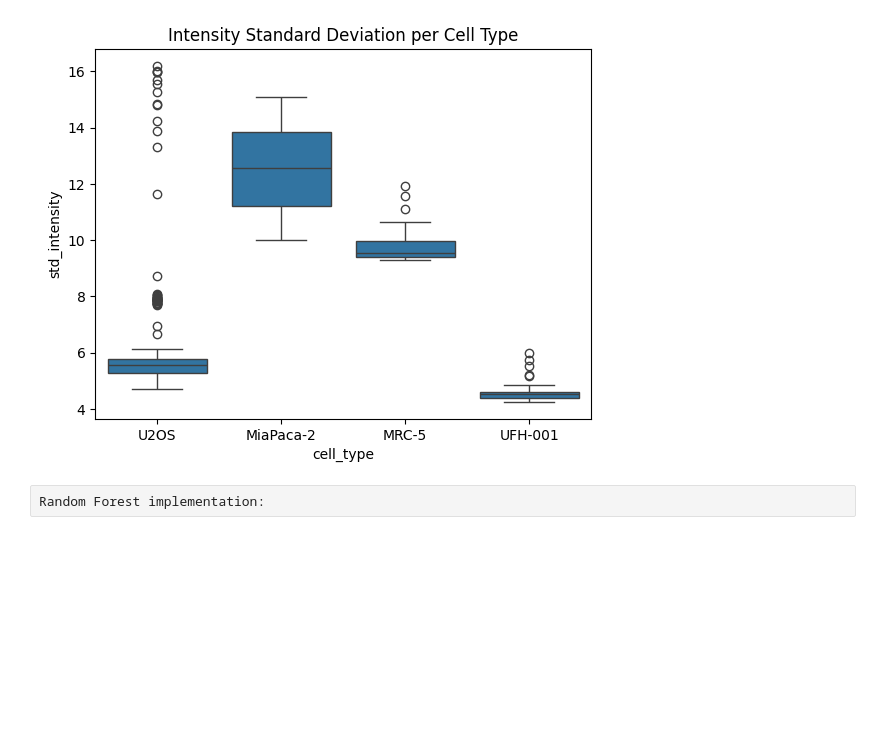
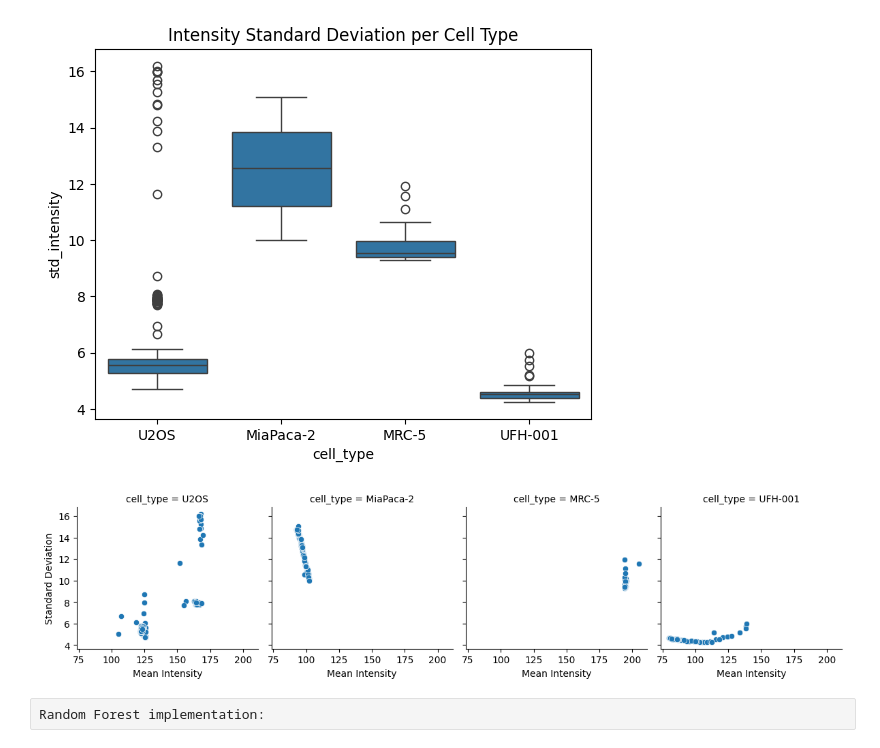
Before and after one commit to paulosmvargas/datamining_cc2025-1, a Jupyter notebook: DataMining2025_01.ipynb, the cells around one changed output. Drawn from its saved outputs; the diff is of its cells as text; code cells hidden in the pictures; blank space fills up the shorter version.

```diff
--- a/DataMining2025_01.ipynb
+++ b/DataMining2025_01.ipynb
@@ -185,6 +172,13 @@ plt.title('Intensity Standard Deviation per Cell Type')
 plt.show()
 # %% [output]
 [figure]
+# %%
+g = sns.FacetGrid(df, col='cell_type', palette='Set2')
+g.map_dataframe(sns.scatterplot, x='mean_intensity', y='std_intensity')
+g.set_axis_labels('Mean Intensity', 'Standard Deviation')
+plt.show()
+# %% [output]
+[figure, added]
 # %% [raw]
 Random Forest implementation:
 # %%
```
Also changed, not shown: parts of 5 cells of this notebook.
